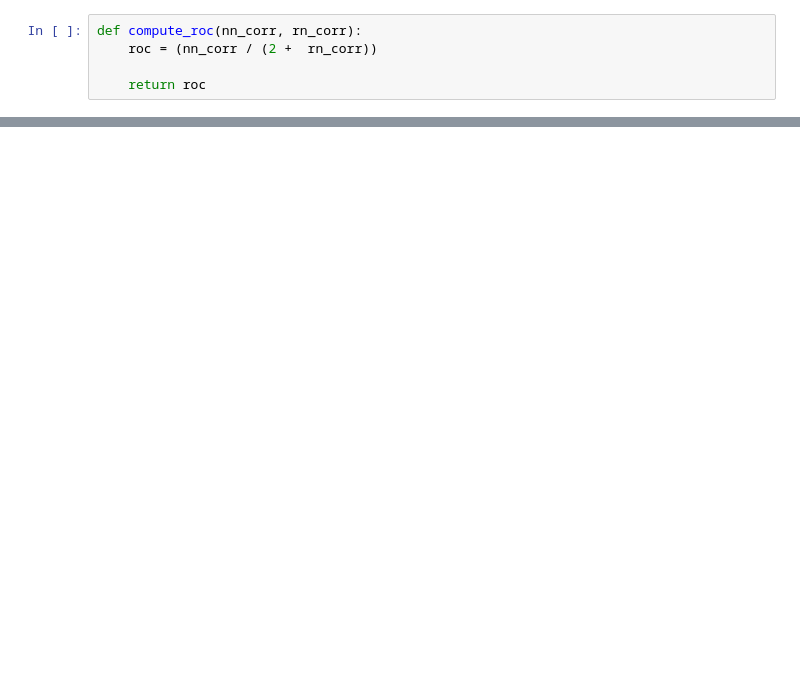
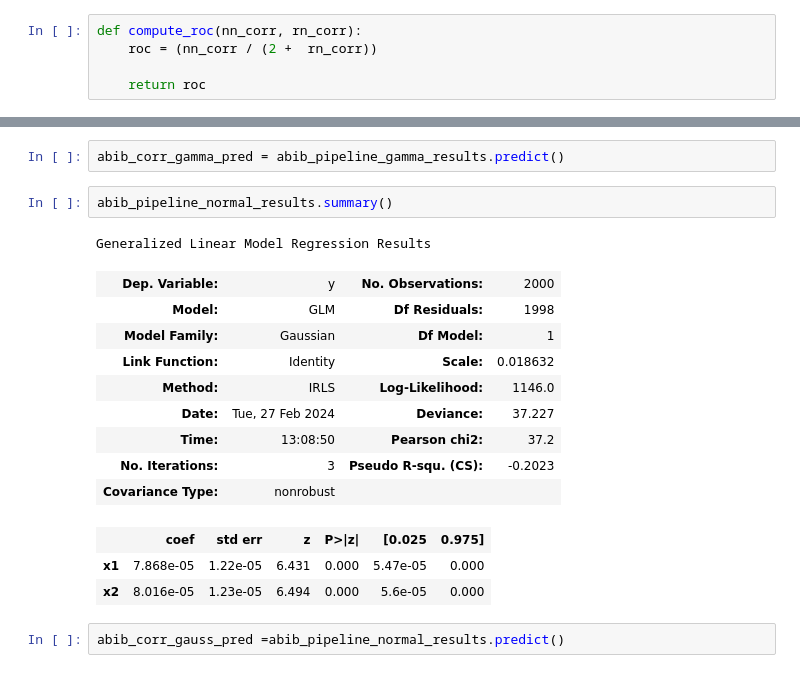
Before and after one commit to duutabib/local-gaucamole, a Jupyter notebook: notebooks/robustSigs/zebrafish_regressing_positions_labels.ipynb, the cells around one changed output, grey strips where cells are left out. Saved outputs shown, nothing was run; the diff lists cells and outputs as text; blank space fills up the shorter version.

```diff
--- a/notebooks/robustSigs/zebrafish_regressing_positions_labels.ipynb
+++ b/notebooks/robustSigs/zebrafish_regressing_positions_labels.ipynb
@@ -1420,0 +869,20 @@ Text(0.5, 1.0, 'Position of ROIs')
+# %%
+abib_corr_gamma_pred = abib_pipeline_gamma_results.predict()
+# %%
+abib_pipeline_normal_results.summary()
+# %% [output]
+Generalized Linear Model Regression Results
+| Dep. Variable: | y | No. Observations: | 2000 |
+| Model: | GLM | Df Residuals: | 1998 |
+| Model Family: | Gaussian | Df Model: | 1 |
+| Link Function: | Identity | Scale: | 0.018632 |
+| Method: | IRLS | Log-Likelihood: | 1146.0 |
+| Date: | Tue, 27 Feb 2024 | Deviance: | 37.227 |
+| Time: | 13:08:50 | Pearson chi2: | 37.2 |
+| No. Iterations: | 3 | Pseudo R-squ. (CS): | -0.2023 |
+| Covariance Type: | nonrobust |  |  |
+|  | coef | std err | z | P>|z| | [0.025 | 0.975] |
+| x1 | 7.868e-05 | 1.22e-05 | 6.431 | 0.000 | 5.47e-05 | 0.000 |
+| x2 | 8.016e-05 | 1.23e-05 | 6.494 | 0.000 | 5.6e-05 | 0.000 |
+# %%
+abib_corr_gauss_pred =abib_pipeline_normal_results.predict()
```
Also changed, not shown: parts of 103 cells of this notebook.
